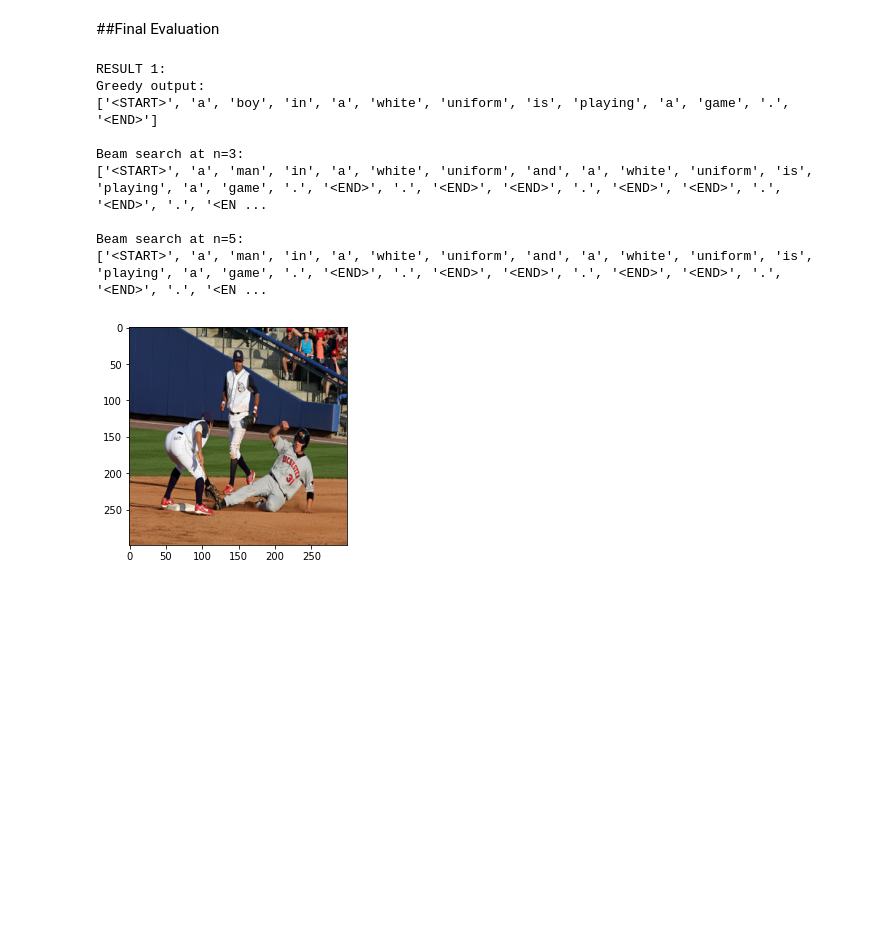
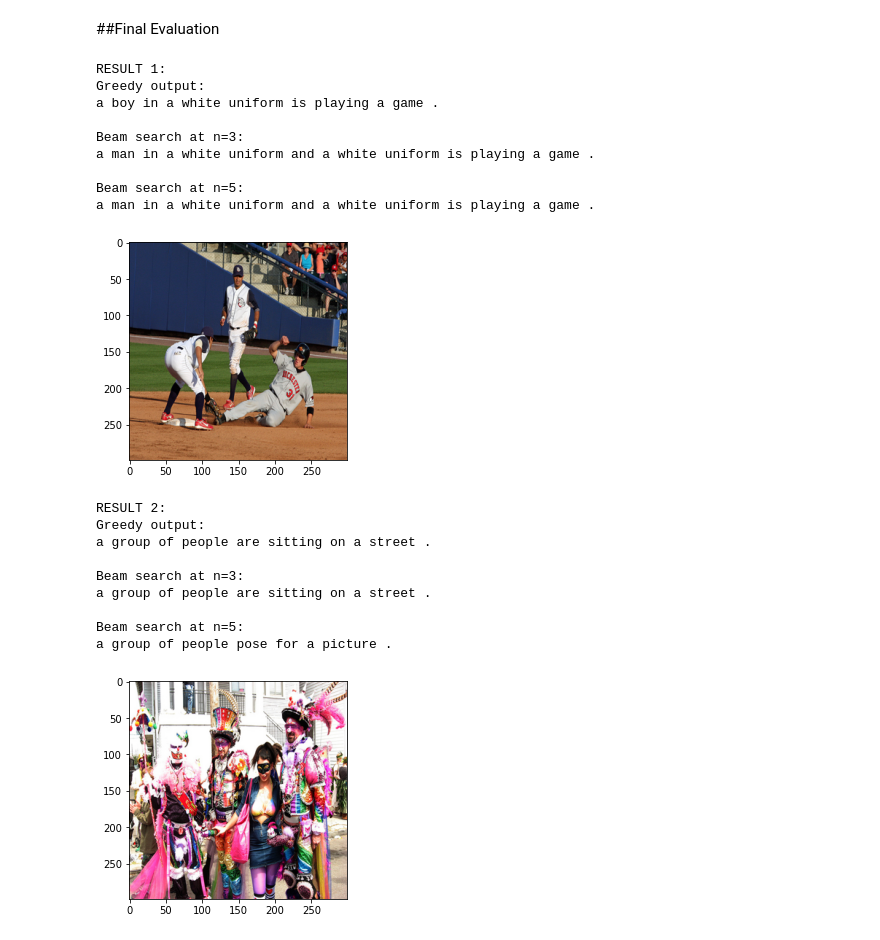
Before and after one commit to SeanHarris99/image_captioning, a Jupyter notebook: image_captioning.ipynb, the cells around one changed output. Drawn from its saved outputs; the diff is of its cells as text; code cells hidden in the pictures; blank space fills up the shorter version.

```diff
--- a/image_captioning (2).ipynb
+++ b/image_captioning.ipynb
@@ -458,22 +492,50 @@ plt.imshow(get_image(dev_list[n]))
 print()
 print("RESULT 1:")
 print('Greedy output:')
-print(g)
+print(' '.join(clean(g)))
 print()
 print('Beam search at n=3:')
-print(b3)
+print(' '.join(clean(b3)))
 print()
 print('Beam search at n=5:')
-print(b5)
+print(' '.join(clean(b5)))
 print()
 # %% [output]
 RESULT 1:
 Greedy output:
-['<START>', 'a', 'boy', 'in', 'a', 'white', 'uniform', 'is', 'playing', 'a', 'game', '.', '<END>']
+a boy in a white uniform is playing a game .
 
 Beam search at n=3:
-['<START>', 'a', 'man', 'in', 'a', 'white', 'uniform', 'and', 'a', 'white', 'uniform', 'is', 'playing', 'a', 'game', '.', '<END>', '.', '<END>', '<END>', '.', '<END>', '<END>', '.', '<END>', '.', '<EN ...
+a man in a white uniform and a white uniform is playing a game .
 
 Beam search at n=5:
-['<START>', 'a', 'man', 'in', 'a', 'white', 'uniform', 'and', 'a', 'white', 'uniform', 'is', 'playing', 'a', 'game', '.', '<END>', '.', '<END>', '<END>', '.', '<END>', '<END>', '.', '<END>', '.', '<EN ...
+a man in a white uniform and a white uniform is playing a game .
 [figure]
+# %%
+n = 454
+g = img_decoder(enc_dev[n])
+b3 = beam_decoder(3, enc_dev[n])
+b5 = beam_decoder(5, enc_dev[n])
+plt.imshow(get_image(dev_list[n]))
+print()
+print("RESULT 2:")
+print('Greedy output:')
+print(' '.join(clean(g)))
+print()
+print('Beam search at n=3:')
+print(' '.join(clean(b3)))
+print()
+print('Beam search at n=5:')
+print(' '.join(clean(b5)))
+print()
+# %% [output]
+RESULT 2:
+Greedy output:
+a group of people are sitting on a street .
+
+Beam search at n=3:
+a group of people are sitting on a street .
+
+Beam search at n=5:
+a group of people pose for a picture .
+[figure, added]
```
Also changed, not shown: parts of 19 cells of this notebook, 6 other files.
